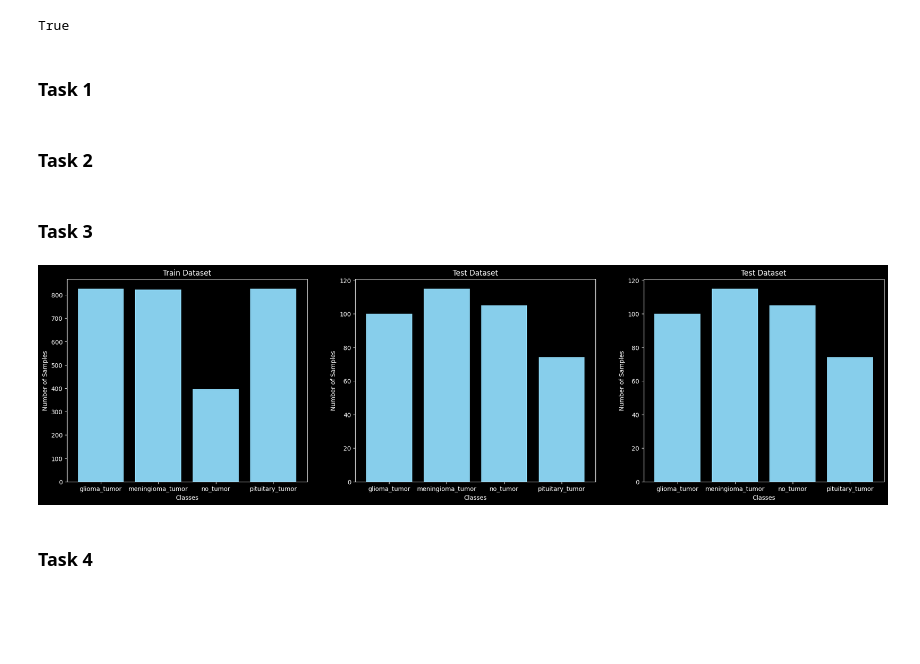
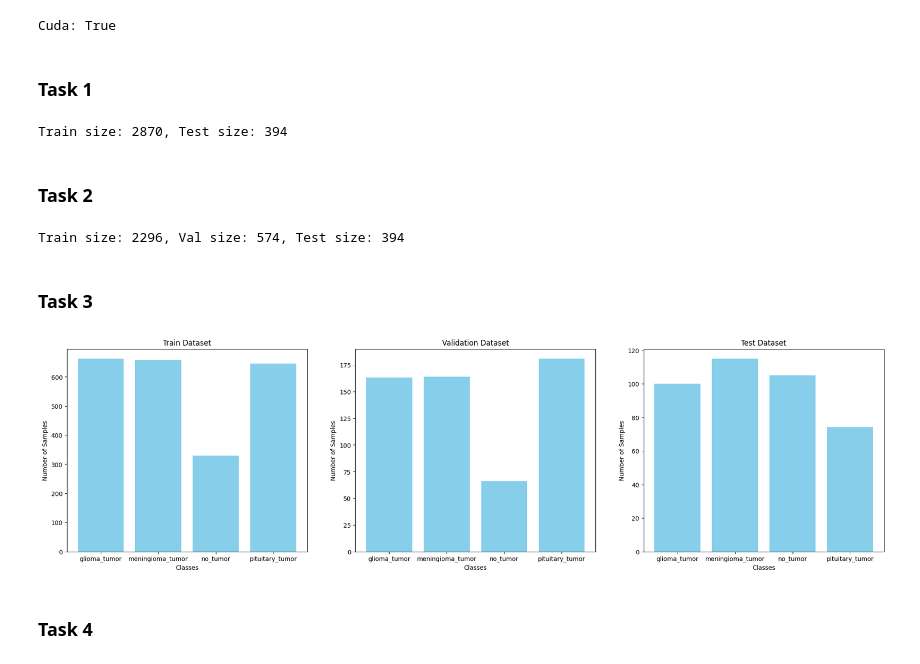
Before and after one commit to AlexLicuriceanu/invatare-supervizata, a Jupyter notebook: tema1-brain-tumor-classification/tema1.ipynb, the cells around one changed output. Cells and saved outputs as stored; diff of their text form; code cells hidden in the pictures; blank space fills up the shorter version.

```diff
--- a/tema1-brain-tumor-classification/tema1.ipynb
+++ b/tema1-brain-tumor-classification/tema1.ipynb
@@ -11,21 +10,27 @@ import matplotlib.pyplot as plt
 import torch
 import torch.nn as nn
 import torch.optim as optim
-from sklearn.model_selection import KFold
 from torch.utils.data import Subset, DataLoader
 import torchvision.transforms as transforms
-import monai
+from torchvision import models
 import PIL
+from PIL import Image, ImageFilter
+import cv2
+from tqdm import tqdm
+import sys
+import seaborn as sns
+from sklearn.metrics import confusion_matrix, classification_report
 
 RANDOM_STATE = 123
+NUM_EPOCHS = 10
 LABELS = ["glioma_tumor", "meningioma_tumor", "no_tumor", "pituitary_tumor"]
 
-print(torch.cuda.is_available())
+print(f"Cuda: {torch.cuda.is_available()}")
 
 %matplotlib inline
-plt.style.use('dark_background')
+plt.style.use('default')
 # %% [output]
-True
+Cuda: True
 # %% [markdown]
 ### Task 1
 # %%
@@ -35,11 +40,11 @@ class BrainTumorDataset(torch.utils.data.Dataset):
         self.root_dir = root_dir
         self.transform = transform
         self.image_paths = []
-        self.labels = []
+        self.image_labels = []
 
-        self.classes = LABELS
+        self.labels = LABELS
 
-        for label in self.classes:
+        for label in self.labels:
 
             label_dir = os.path.join(root_dir, label)
             if os.path.isdir(label_dir):
@@ -47,46 +52,77 @@ class BrainTumorDataset(torch.utils.data.Dataset):
                 for file_name in os.listdir(label_dir):
                     file_path = os.path.join(label_dir, file_name)
                     self.image_paths.append(file_path)
-                    self.labels.append(label)
+                    self.image_labels.append(label)
 
     def __len__(self):
         return len(self.image_paths)
 
     def __getitem__(self, index):
         image_path = self.image_paths[index]
-        label = self.labels[index]
+        label = self.image_labels[index]
 
         image = PIL.Image.open(image_path)
 
         if self.transform:
             image = self.transform(image)
 
+        label = self.labels.index(label)
+
         return image, label
+
+
+train_set = BrainTumorDataset(root_dir='./Training')
+test_set = BrainTumorDataset(root_dir='./Testing')
+
+print(f"Train size: {len(train_set)}, Test size: {len(test_set)}")
+# %% [output]
+Train size: 2870, Test size: 394
 # %% [markdown]
 ### Task 2
-# %%
-train_dataset = BrainTumorDataset("Training")
-test_dataset = BrainTumorDataset("Testing")
+# %%
+def split_train_val(dataset, val_size=0.2):
+    dataset_size = len(dataset)
+    indices = list(range(dataset_size))
+    split = int(np.floor(val_size * dataset_size))
+
+    np.random.seed(RANDOM_STATE)
+    np.random.shuffle(indices)
+
+    train_indices, val_indices = indices[split:], indices[:split]
+
+    train_dataset = Subset(dataset, train_indices)
+    val_dataset = Subset(dataset, val_indices)
+
+    return train_dataset, val_dataset
+
+train_set, val_set = split_train_val(train_set, val_size=0.2)
+
+print(f"Train size: {len(train_set)}, Val size: {len(val_set)}, Test size: {len(test_set)}")
+# %% [output]
+Train size: 2296, Val size: 574, Test size: 394
 # %% [markdown]
 ### Task 3
 # %%
 def plot_class_distribution(dataset, title, ax_index):
     labels = [label for _, label in dataset]
     unique, counts = np.unique(labels, return_counts=True)
     ax = axes[ax_index]
     ax.bar(unique, counts, color='skyblue')
     ax.set_xlabel("Classes")
     ax.set_ylabel("Number of Samples")
     ax.set_title(title)
+    # Replace the x-axis labels with the class names
+    ax.set_xticks(unique)
+    ax.set_xticklabels(LABELS)
     plt.title(title)
 
 fig, axes = plt.subplots(1, 3, figsize=(24, 6))
 
-plot_class_distribution(train_dataset, "Train Dataset", 0)
-plot_class_distribution(test_dataset, "Test Dataset", 1)
-plot_class_distribution(test_dataset, "Test Dataset", 2)
+plot_class_distribution(train_set, "Train Dataset", 0)
+plot_class_distribution(val_set, "Validation Dataset", 1)
+plot_class_distribution(test_set, "Test Dataset", 2)
 # %% [output]
-[figure, old version]
+[figure, new version]
 # %% [markdown]
 ### Task 4
 # %%
```
Also changed, not shown: parts of 13 cells of this notebook, 1 other file.
